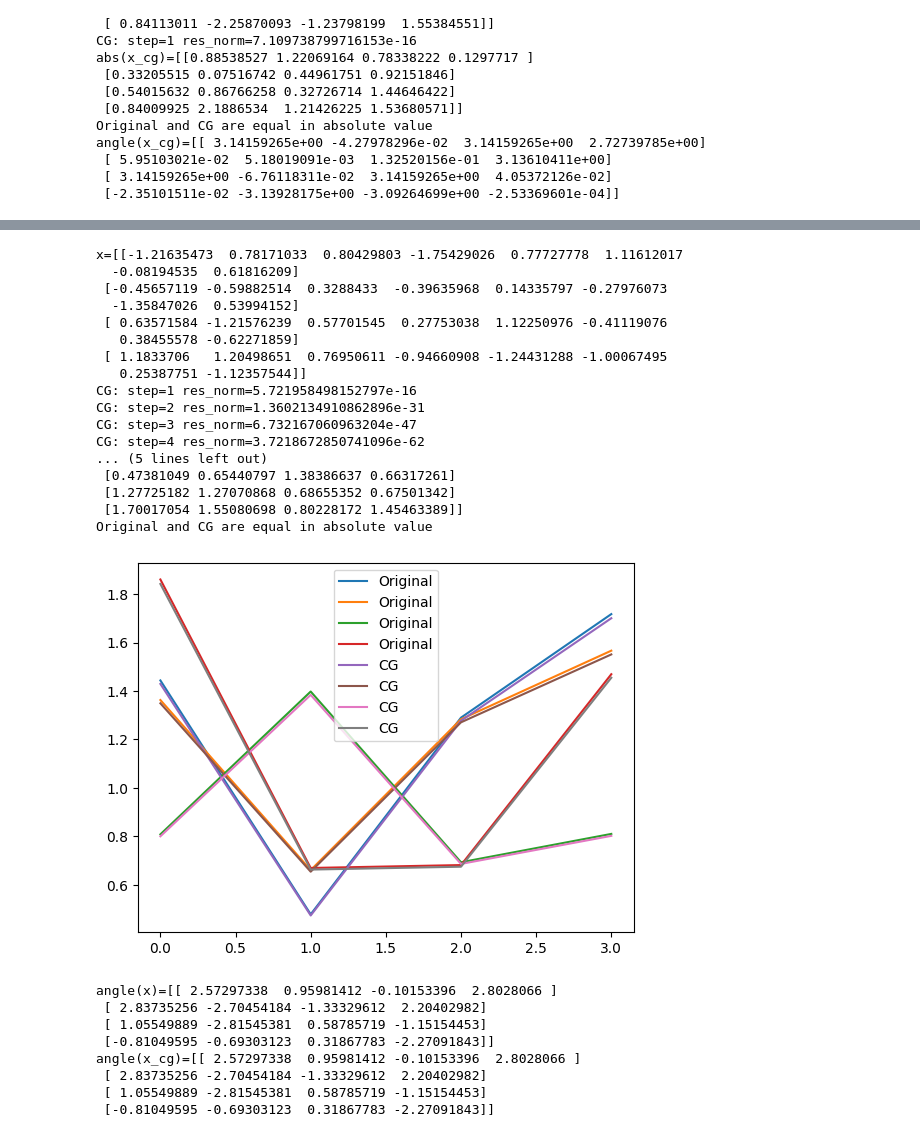
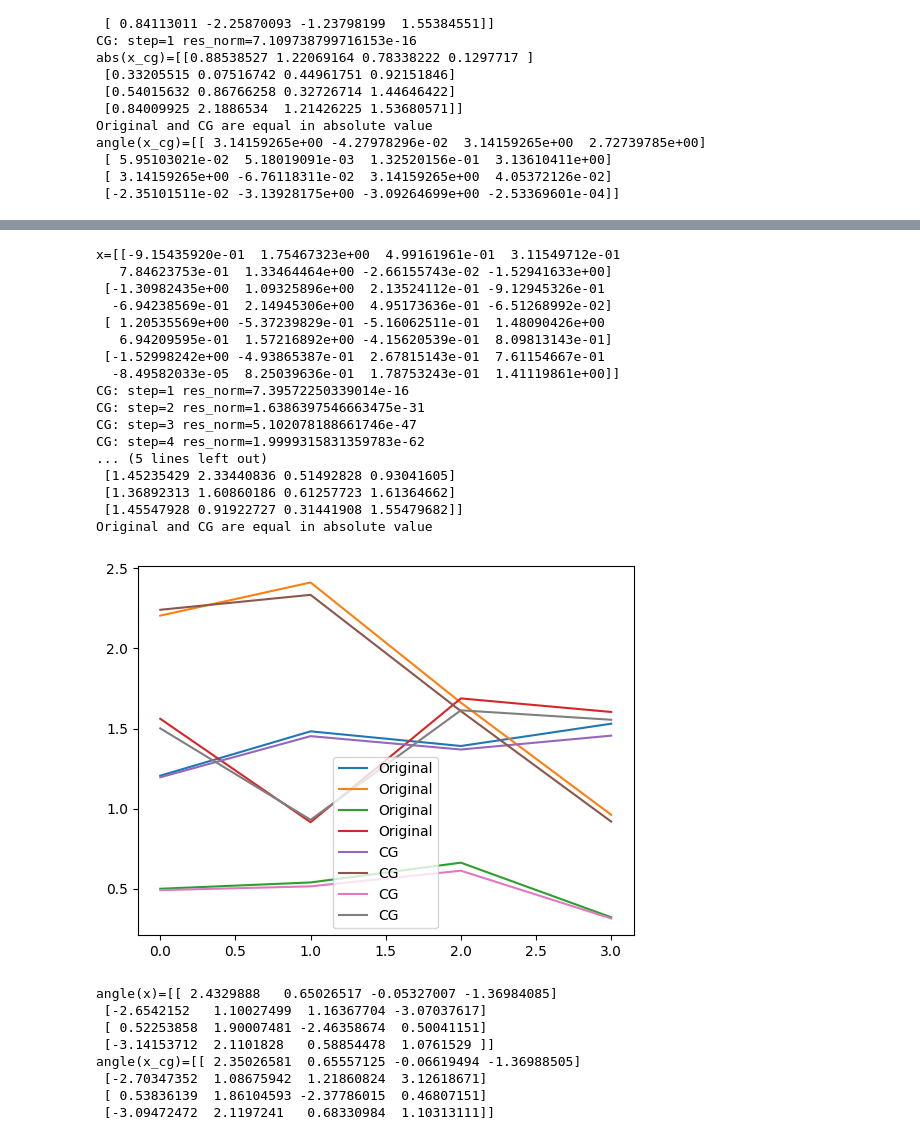
Before and after one commit to tagarelab/mr_recon_cg, a Jupyter notebook: c_grad.ipynb, the cells around one changed output, grey strips where cells are left out. Saved outputs shown, nothing was run; the diff lists cells and outputs as text; code cells hidden in the pictures.

```diff
--- a/c_grad.ipynb
+++ b/c_grad.ipynb
@@ -393,49 +392,51 @@ angle(x_cg)=[[ 5.42000571e-02 -1.58858132e-01  6.48916057e-02 -1.41322739e-03]
 # %%
 x_size = (4,4)
 x=np.random.normal(size=x_size)+1j*np.random.normal(size=x_size)
 x = algebra.complex2array(x)
 
 A=real_imag_fftn_op()
-y=A.forward(x)
-# y=y+0.2*np.random.normal(size=y.shape)
+# y=A.forward(x)
+B = fftn_op()
+y = algebra.complex2array(B.forward(algebra.array2complex(x)))
+y=y+0.2*np.random.normal(size=y.shape)
 print(f"x={x}")
 
 x0=np.zeros_like(x)
 R=scalar_prod_op(0.1)
 x_cg,_=c_grad(y,A,x0,B=R, f_tol=1e-50)
 
 x_comp = algebra.array2complex(x)
 x_cg_comp = algebra.array2complex(x_cg)
 
 print(f"abs(x)={abs(x_comp)}")
 print(f"abs(x_cg)={abs(x_cg_comp)}")
 validation.validate_equal(x_comp, x_cg_comp, "Original", "CG", rtol=0.5, make_plot=True)
 print(f"angle(x)={np.angle(x_comp)}")
 print(f"angle(x_cg)={np.angle(x_cg_comp)}")
 # %% [output]
-x=[[-1.21635473  0.78171033  0.80429803 -1.75429026  0.77727778  1.11612017
-  -0.08194535  0.61816209]
- [-0.45657119 -0.59882514  0.3288433  -0.39635968  0.14335797 -0.27976073
-  -1.35847026  0.53994152]
- [ 0.63571584 -1.21576239  0.57701545  0.27753038  1.12250976 -0.41119076
-   0.38455578 -0.62271859]
- [ 1.1833706   1.20498651  0.76950611 -0.94660908 -1.24431288 -1.00067495
-   0.25387751 -1.12357544]]
-CG: step=1 res_norm=5.721958498152797e-16
-CG: step=2 res_norm=1.3602134910862896e-31
-CG: step=3 res_norm=6.732167060963204e-47
-CG: step=4 res_norm=3.7218672850741096e-62
+x=[[-9.15435920e-01  1.75467323e+00  4.99161961e-01  3.11549712e-01
+   7.84623753e-01  1.33464464e+00 -2.66155743e-02 -1.52941633e+00]
+ [-1.30982435e+00  1.09325896e+00  2.13524112e-01 -9.12945326e-01
+  -6.94238569e-01  2.14945306e+00  4.95173636e-01 -6.51268992e-02]
+ [ 1.20535569e+00 -5.37239829e-01 -5.16062511e-01  1.48090426e+00
+   6.94209595e-01  1.57216892e+00 -4.15620539e-01  8.09813143e-01]
+ [-1.52998242e+00 -4.93865387e-01  2.67815143e-01  7.61154667e-01
+  -8.49582033e-05  8.25039636e-01  1.78753243e-01  1.41119861e+00]]
+CG: step=1 res_norm=7.39572250339014e-16
+CG: step=2 res_norm=1.6386397546663475e-31
+CG: step=3 res_norm=5.102078188661746e-47
+CG: step=4 res_norm=1.9999315831359783e-62
 ... (5 lines left out)
- [0.47381049 0.65440797 1.38386637 0.66317261]
- [1.27725182 1.27070868 0.68655352 0.67501342]
- [1.70017054 1.55080698 0.80228172 1.45463389]]
+ [1.45235429 2.33440836 0.51492828 0.93041605]
+ [1.36892313 1.60860186 0.61257723 1.61364662]
+ [1.45547928 0.91922727 0.31441908 1.55479682]]
 Original and CG are equal in absolute value
-[figure, old version]
+[figure, new version]
-angle(x)=[[ 2.57297338  0.95981412 -0.10153396  2.8028066 ]
- [ 2.83735256 -2.70454184 -1.33329612  2.20402982]
- [ 1.05549889 -2.81545381  0.58785719 -1.15154453]
- [-0.81049595 -0.69303123  0.31867783 -2.27091843]]
-angle(x_cg)=[[ 2.57297338  0.95981412 -0.10153396  2.8028066 ]
- [ 2.83735256 -2.70454184 -1.33329612  2.20402982]
- [ 1.05549889 -2.81545381  0.58785719 -1.15154453]
- [-0.81049595 -0.69303123  0.31867783 -2.27091843]]
+angle(x)=[[ 2.4329888   0.65026517 -0.05327007 -1.36984085]
+ [-2.6542152   1.10027499  1.16367704 -3.07037617]
+ [ 0.52253858  1.90007481 -2.46358674  0.50041151]
+ [-3.14153712  2.1101828   0.58854478  1.0761529 ]]
+angle(x_cg)=[[ 2.35026581  0.65557125 -0.06619494 -1.36988505]
+ [-2.70347352  1.08675942  1.21860824  3.12618671]
+ [ 0.53836139  1.86104593 -2.37786015  0.46807151]
+ [-3.09472472  2.1197241   0.68330984  1.10313111]]
```
Also changed, not shown: parts of 2 cells of this notebook.
